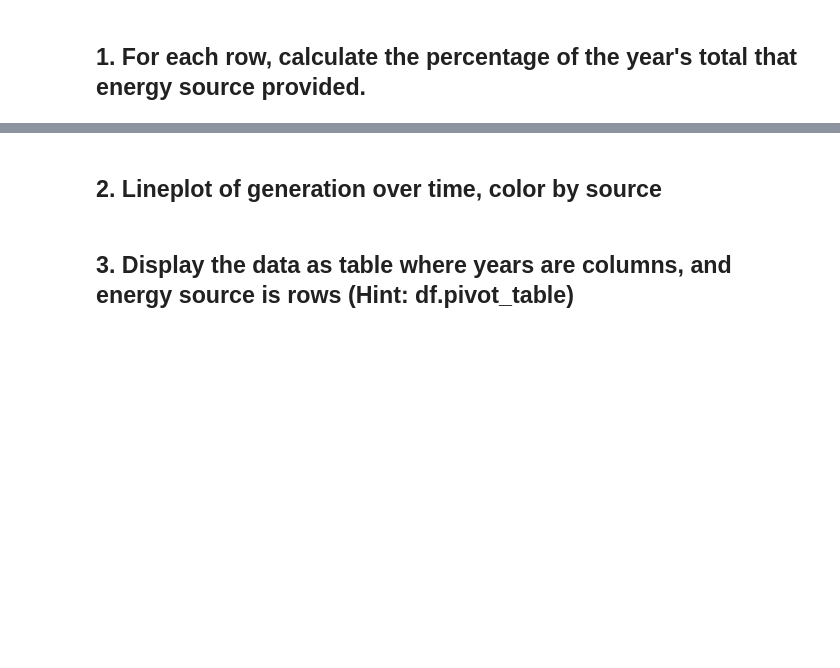
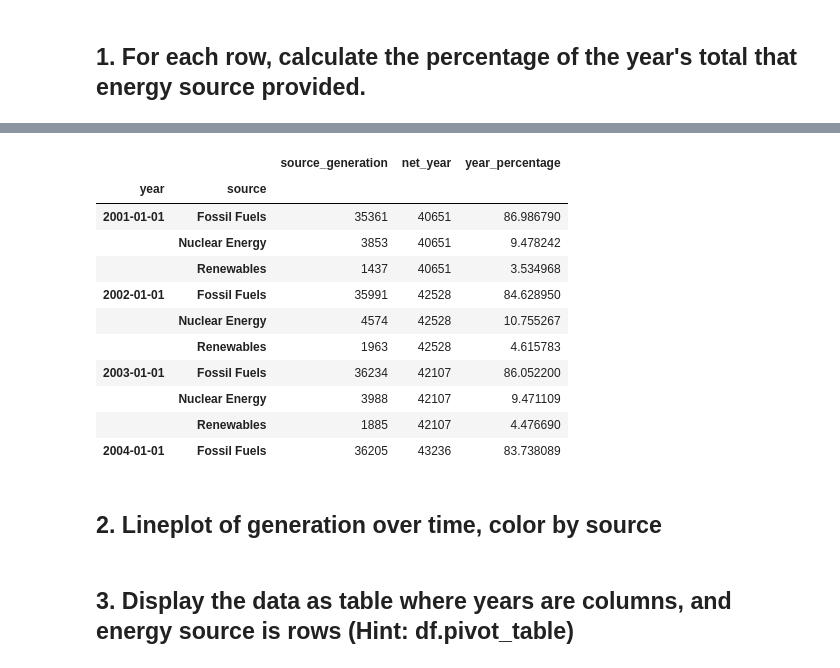
Before and after one commit to ThompsonBethany01/time-series-exercises, a Jupyter notebook: Working_With_Time_Series_Exercises.ipynb, the cells around one changed output, grey strips where cells are left out. Drawn from its saved outputs; the diff is of its cells as text; code cells hidden in the pictures; blank space fills up the shorter version.

```diff
--- a/Working_With_Time_Series_Exercises.ipynb
+++ b/Working_With_Time_Series_Exercises.ipynb
@@ -462,0 +478,4 @@ df4.source.value_counts(), df4.source.value_counts()
+# %%
+year_total = year_energy.groupby('year').sum()
+# %%
+year_energy = year_energy.join(year_total, lsuffix='year', rsuffix='net_generation', how='left')
@@ -463,3 +492,22 @@ df4.source.value_counts(), df4.source.value_counts()
+# %%
+year_energy.columns = ['source_generation','net_year']
+# %%
+year_energy['year_percentage'] = (year_energy.source_generation / year_energy.net_year ) * 100
+# %%
+year_energy.head(10)
+# %% [output]
+|  |  | source_generation | net_year | year_percentage |
+| year | source |  |  |  |
+| 2001-01-01 | Fossil Fuels | 35361 | 40651 | 86.986790 |
+|  | Nuclear Energy | 3853 | 40651 | 9.478242 |
+|  | Renewables | 1437 | 40651 | 3.534968 |
+| 2002-01-01 | Fossil Fuels | 35991 | 42528 | 84.628950 |
+|  | Nuclear Energy | 4574 | 42528 | 10.755267 |
+|  | Renewables | 1963 | 42528 | 4.615783 |
+| 2003-01-01 | Fossil Fuels | 36234 | 42107 | 86.052200 |
+|  | Nuclear Energy | 3988 | 42107 | 9.471109 |
+|  | Renewables | 1885 | 42107 | 4.476690 |
+| 2004-01-01 | Fossil Fuels | 36205 | 43236 | 83.738089 |
 # %% [markdown]
 ## 2. Lineplot of generation over time, color by source
 # %% [markdown]
```
Also changed, not shown: parts of 12 cells of this notebook.
